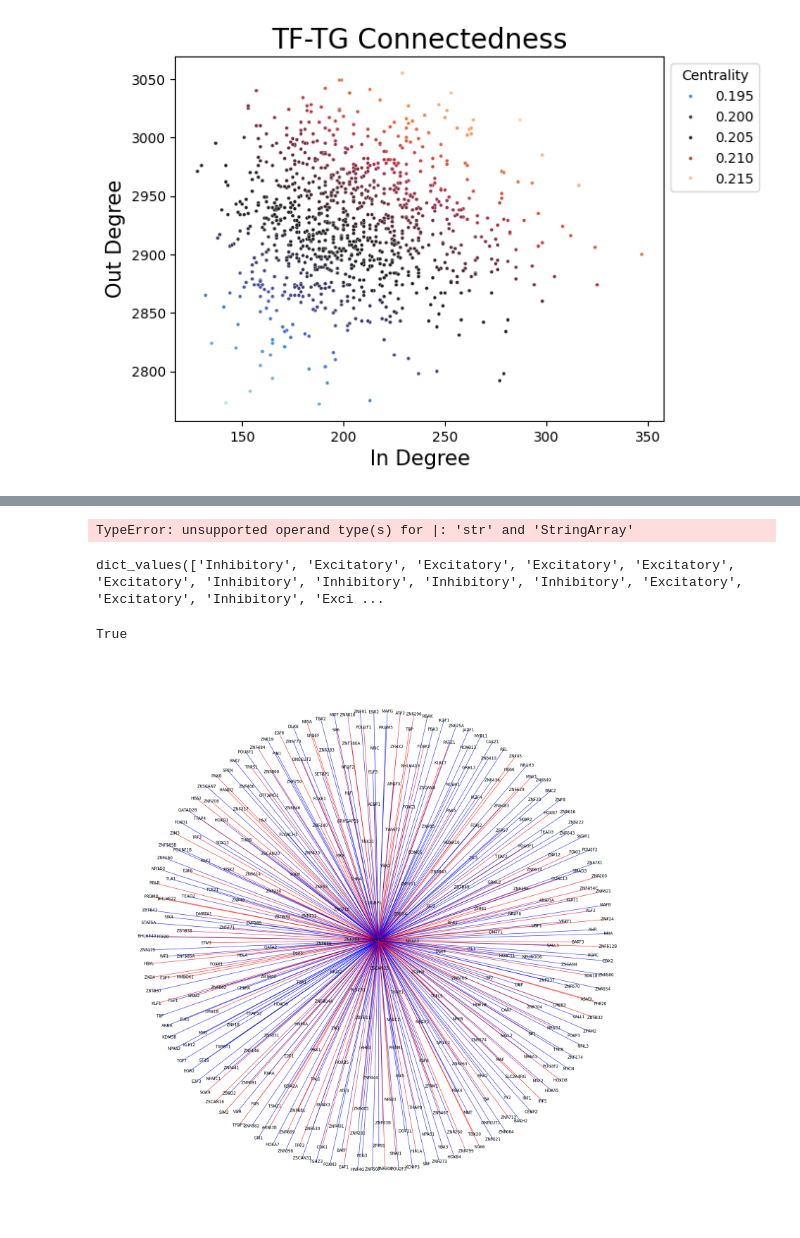
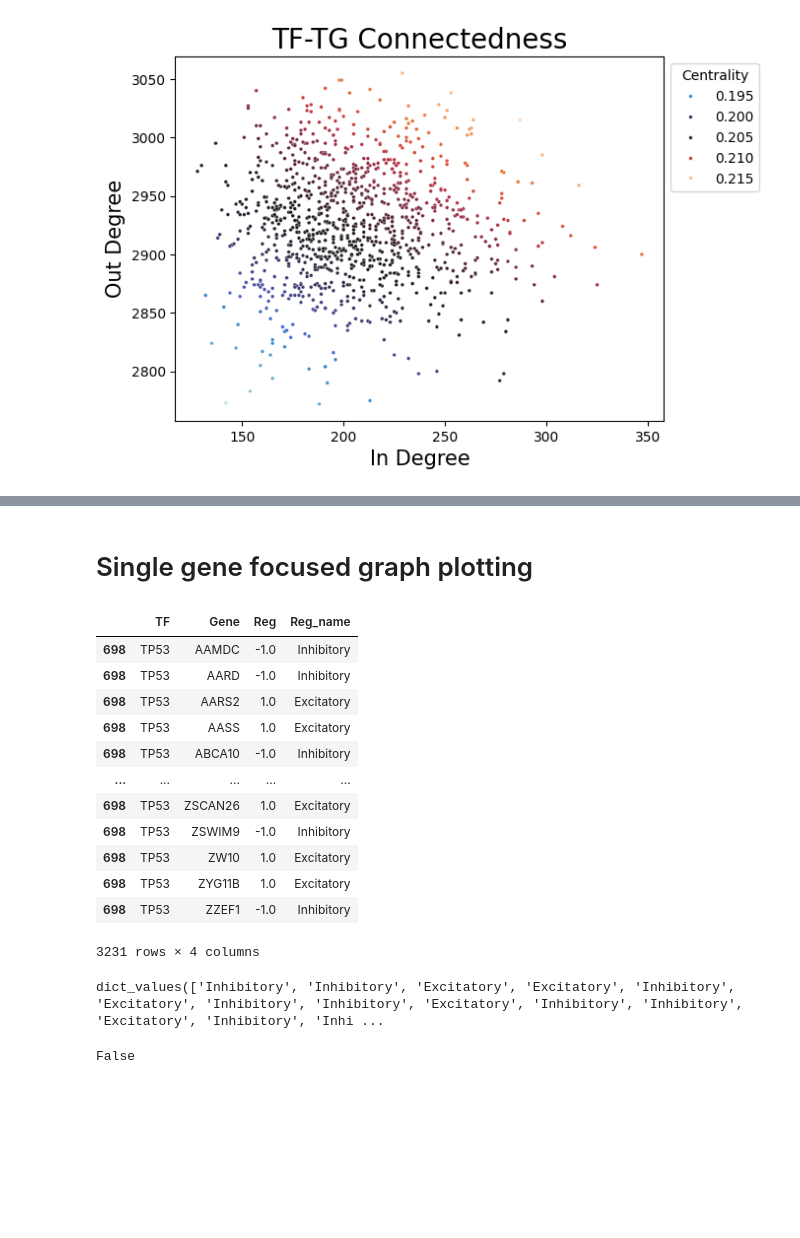
Before and after one commit to Alexander-Broadley/Zhang_lab_rotation, a Jupyter notebook: MML_model/GRN_reconstruction/visualising_GRN.ipynb, the cells around one changed output, grey strips where cells are left out. Drawn from its saved outputs; the diff is of its cells as text; code cells hidden in the pictures; blank space fills up the shorter version.

```diff
--- a/MML_model/GRN_reconstruction/visualising_GRN.ipynb
+++ b/MML_model/GRN_reconstruction/visualising_GRN.ipynb
@@ -111,13 +113,31 @@ Text(0.5, 1.0, 'TF-TG Connectedness')
+# %% [markdown]
+# Single gene focused graph plotting
+# %%
+gene = 'TP53'
+#PIP4K2C
 # %%
-PIP4K2C_graph_df = GRN[GRN['Gene'] == 'PIP4K2C' | GRN['TF'] == 'PIP4K2C']
-PIP4K2C_graph = nx.from_pandas_edgelist(PIP4K2C_graph_df, source = 'TF', target='Gene', edge_attr='Reg_name', create_using = nx.DiGraph)
+subgene_graph_df = GRN[(GRN['Gene'] == gene) | (GRN['TF'] == gene)]
+subgene_graph = nx.from_pandas_edgelist(subgene_graph_df, source = 'TF', target='Gene', edge_attr='Reg_name', create_using = nx.DiGraph)
+subgene_graph_df
 # %% [output]
+|  | TF | Gene | Reg | Reg_name |
+| 698 | TP53 | AAMDC | -1.0 | Inhibitory |
+| 698 | TP53 | AARD | -1.0 | Inhibitory |
+| 698 | TP53 | AARS2 | 1.0 | Excitatory |
+| 698 | TP53 | AASS | 1.0 | Excitatory |
+| 698 | TP53 | ABCA10 | -1.0 | Inhibitory |
+| ... | ... | ... | ... | ... |
+| 698 | TP53 | ZSCAN26 | 1.0 | Excitatory |
+| 698 | TP53 | ZSWIM9 | -1.0 | Inhibitory |
+| 698 | TP53 | ZW10 | 1.0 | Excitatory |
+| 698 | TP53 | ZYG11B | 1.0 | Excitatory |
+| 698 | TP53 | ZZEF1 | -1.0 | Inhibitory |
-TypeError: unsupported operand type(s) for |: 'str' and 'StringArray'
+3231 rows × 4 columns
 # %%
-reg_type = nx.get_edge_attributes(PIP4K2C_graph,'Reg_name').values()
+reg_type = nx.get_edge_attributes(subgene_graph,'Reg_name').values()
 reg_type
 # %% [output]
-dict_values(['Inhibitory', 'Excitatory', 'Excitatory', 'Excitatory', 'Excitatory', 'Excitatory', 'Inhibitory', 'Inhibitory', 'Inhibitory', 'Inhibitory', 'Excitatory', 'Excitatory', 'Inhibitory', 'Exci ...
+dict_values(['Inhibitory', 'Inhibitory', 'Excitatory', 'Excitatory', 'Inhibitory', 'Excitatory', 'Inhibitory', 'Inhibitory', 'Excitatory', 'Inhibitory', 'Inhibitory', 'Excitatory', 'Inhibitory', 'Inhi ...
 # %%
 #create a dictionary mapping reg type to colors
 cmap = {
@@ -127,17 +147,16 @@ cmap = {
 
 color_list = [cmap[reg_t] for reg_t in reg_type]
 # %%
-'PIP4K2C' in PIP4K2C_graph.nodes()
+gene in subgene_graph.nodes()
 # %% [output]
-True
+False
 # %%
 fig, ax = plt.subplots(figsize=(30,30))
 
-layout = nx.arf_layout(PIP4K2C_graph)
-nx.draw(PIP4K2C_graph,
+layout = nx.arf_layout(subgene_graph)
+nx.draw(subgene_graph,
         layout,
         edge_color= color_list,
         with_labels=True,
         node_size = 10)
+plt.savefig(f"{gene}_net", dpi = 300)
-# %% [output]
-[figure, removed]
```
Also changed, not shown: parts of 6 cells of this notebook, 3 other files.
